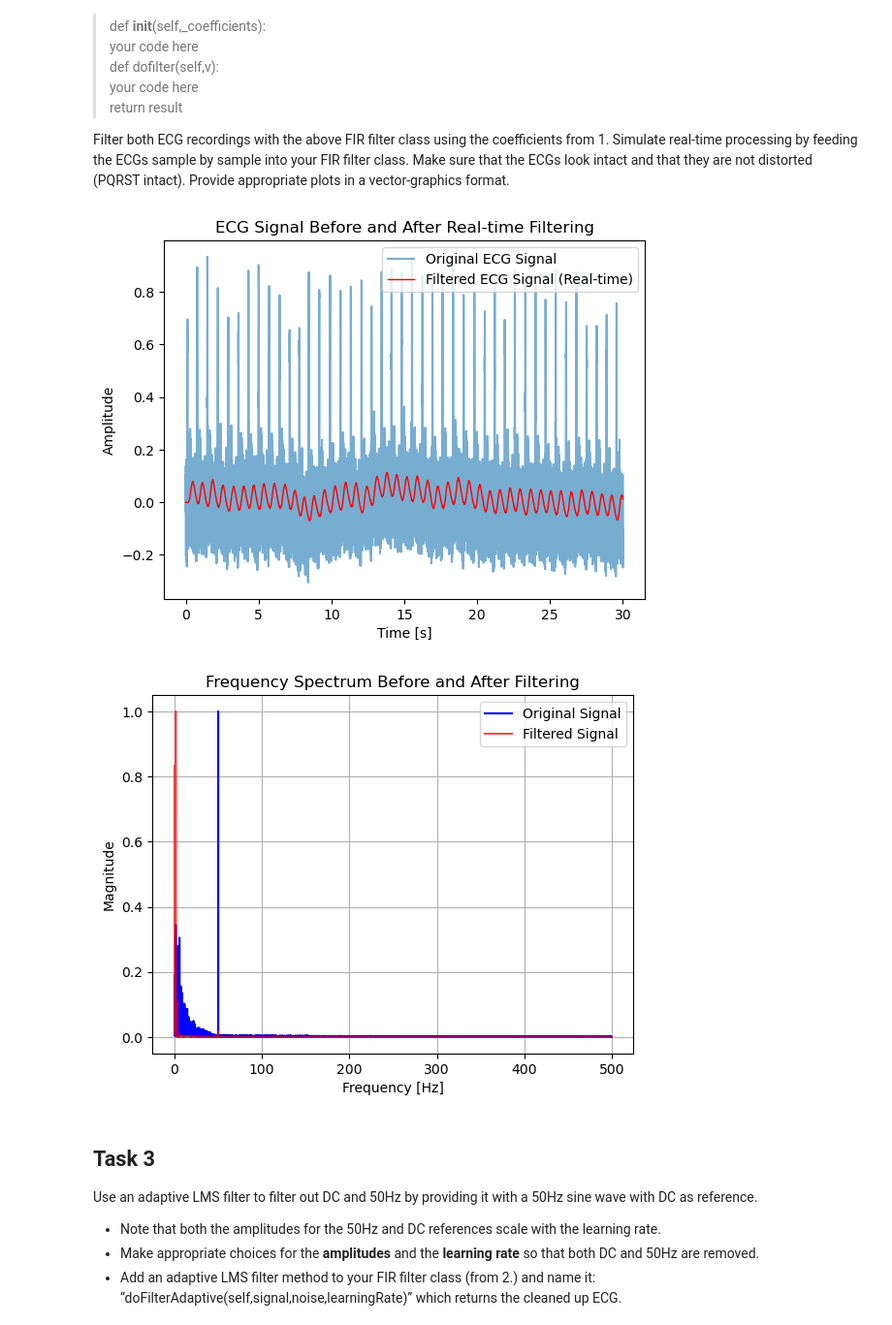
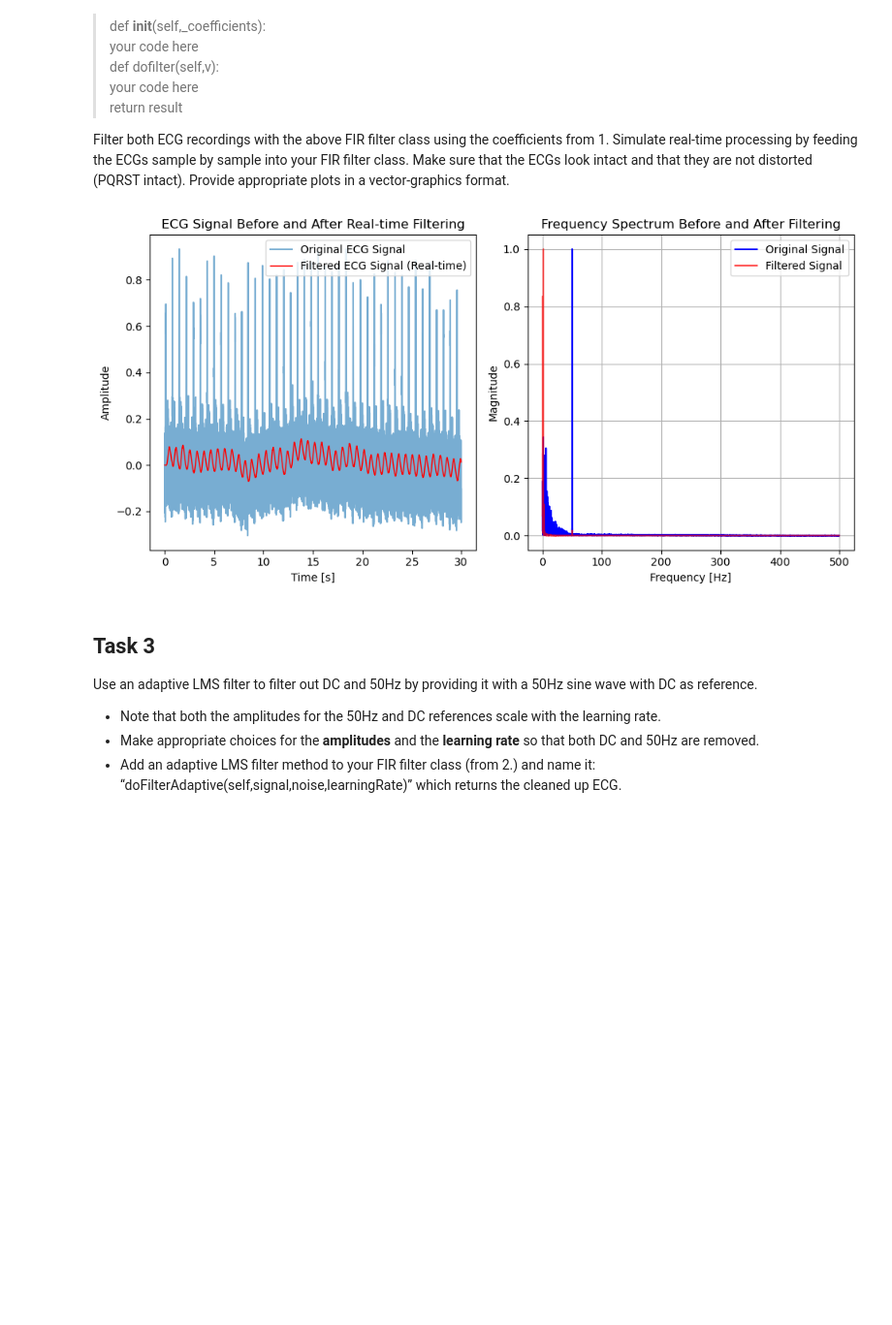
Before and after one commit to aurora0543/FIR_Lab, a Jupyter notebook: FIR.ipynb, the cells around one changed output. Shown at 97% size. Saved outputs shown, nothing was run; the diff lists cells and outputs as text; code cells hidden in the pictures; blank space fills up the shorter version.

```diff
--- a/FIR.ipynb
+++ b/FIR.ipynb
@@ -57,6 +57,7 @@ Filter both ECG recordings with the above FIR filter class using the coefficient
 import numpy as np
 import matplotlib.pyplot as plt
 
+# Load ECG signal data from file
 path = 'ECG Traces-20241104/Noisy ECGs/Noisy_ECG_1000Hz_8.dat'
 sampling_rate = 1000
 
@@ -68,65 +69,70 @@ def load_ecg_signal(filename, sampling_rate):
         print('Error: Could not load file as text')
         return None
 
-# Load ECG signal data from file
 ecg_signal = load_ecg_signal(path, sampling_rate)
 
+# Define a class for a real-time FIR filter
 class FIRfilter:
     def __init__(self, coefficients):
         self.coefficients = coefficients
         self.buffer = np.zeros(len(coefficients))
 
     def dofilter(self, value):
         self.buffer = np.roll(self.buffer, -1)
         self.buffer[-1] = value
         result = np.dot(self.coefficients, self.buffer)
         return result
 
 
-fir_coeffs = combined_highpass_bandstop_fir(sampling_rate) # Create FIR filter coefficients
-FIR_filter = FIRfilter(fir_coeffs) # Initialize FIR filter with the coefficients
-
-# Simulate real-time processing by filtering the ECG signal sample by sample
-filtered_ecg_signal = np.array([FIR_filter.dofilter(sample) for sample in ecg_signal])
-
+# Create FIR filter coefficients
+fir_coeffs = combined_highpass_bandstop_fir(sampling_rate)
+FIR_filter = FIRfilter(fir_coeffs)
+# filtering the ECG signal
+filtered_ecg_signal = np.array([FIR_filter.dofilter(n) for n in ecg_signal])
+# calculate the time axis
 duration = len(ecg_signal) / sampling_rate
 time = np.linspace(0, duration, len(ecg_signal))
 
 # Plot the original and filtered signals
-plt.figure()
-plt.plot(time, ecg_signal, label='Original ECG Signal', alpha=0.6)
-plt.plot(time, filtered_ecg_signal, label='Filtered ECG Signal (Real-time)', color='red', linewidth=1)
-plt.legend()
-plt.title('ECG Signal Before and After Real-time Filtering')
-plt.xlabel('Time [s]')
-plt.ylabel('Amplitude')
-plt.show()
+fig = plt.figure(figsize=(10, 5))
 
+# Plot the original and filtered signals in the time domain
+fig1 = fig.add_subplot(1, 2, 1)
+fig1.plot(time, ecg_signal, label='Original ECG Signal', alpha=0.6)
+fig1.plot(time, filtered_ecg_signal, label='Filtered ECG Signal (Real-time)', color='red', linewidth=1)
+fig1.legend()
+fig1.set_title('ECG Signal Before and After Real-time Filtering')
+fig1.set_xlabel('Time [s]')
+fig1.set_ylabel('Amplitude')
+
+# Calculate and plot the frequency spectrum of the original and filtered signals
 def do_fft(signal, sampling_rate):
     fft_result = np.fft.fft(signal)
     freqs = np.fft.fftfreq(len(signal), 1/sampling_rate)
     positive_freqs = freqs[:len(signal) // 2]
     positive_fft = fft_result[:len(signal) // 2]
     return positive_freqs, positive_fft
 
 noise_freqs, noise_fft = do_fft(ecg_signal, sampling_rate)
 filtered_freqs, filtered_fft = do_fft(filtered_ecg_signal, sampling_rate)
 
 normalized_noise_fft = np.abs(noise_fft) / np.max(np.abs(noise_fft))
 normalized_filtered_fft = np.abs(filtered_fft) / np.max(np.abs(filtered_fft))
 
-plt.figure()
-plt.plot(noise_freqs, normalized_noise_fft, color = 'b',  label='Original Signal')
-plt.plot(filtered_freqs, normalized_filtered_fft, color = 'r',alpha=0.7, label='Filtered Signal')
-plt.title('Frequency Spectrum Before and After Filtering')
-plt.xlabel('Frequency [Hz]')
-plt.ylabel('Magnitude')
-plt.legend()
-plt.grid()
+# Plot the frequency spectrum of the original and filtered signals
+fig2 = fig.add_subplot(1, 2, 2)
+fig2.plot(noise_freqs, normalized_noise_fft, color = 'b',  label='Original Signal')
+fig2.plot(filtered_freqs, normalized_filtered_fft, color = 'r',alpha=0.7, label='Filtered Signal')
+fig2.set_title('Frequency Spectrum Before and After Filtering')
+fig2.set_xlabel('Frequency [Hz]')
+fig2.set_ylabel('Magnitude')
+fig2.legend()
+fig2.grid()
+
+plt.tight_layout()
 plt.show()
 # %% [output]
-[figure, old version]
+[figure, new version]
-[figure, removed]
 # %% [markdown]
 ## Task 3
 Use an adaptive LMS filter to filter out DC and 50Hz by providing it with a 50Hz sine wave with DC as reference.
```
Also changed, not shown: parts of 2 cells of this notebook.
